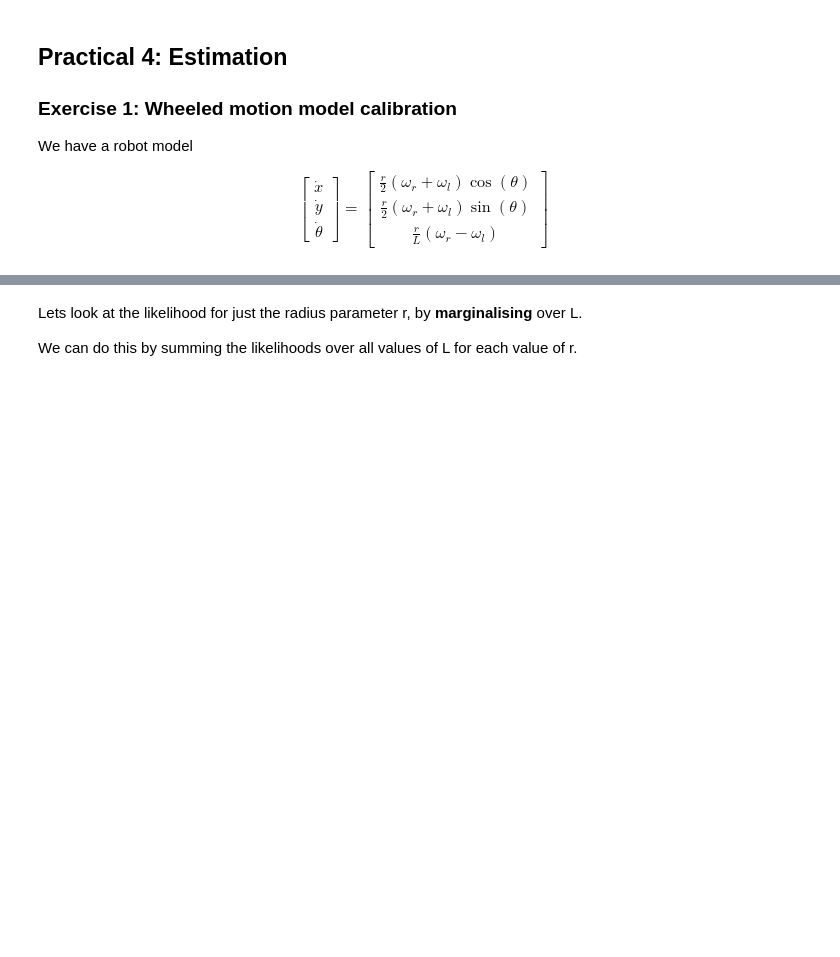
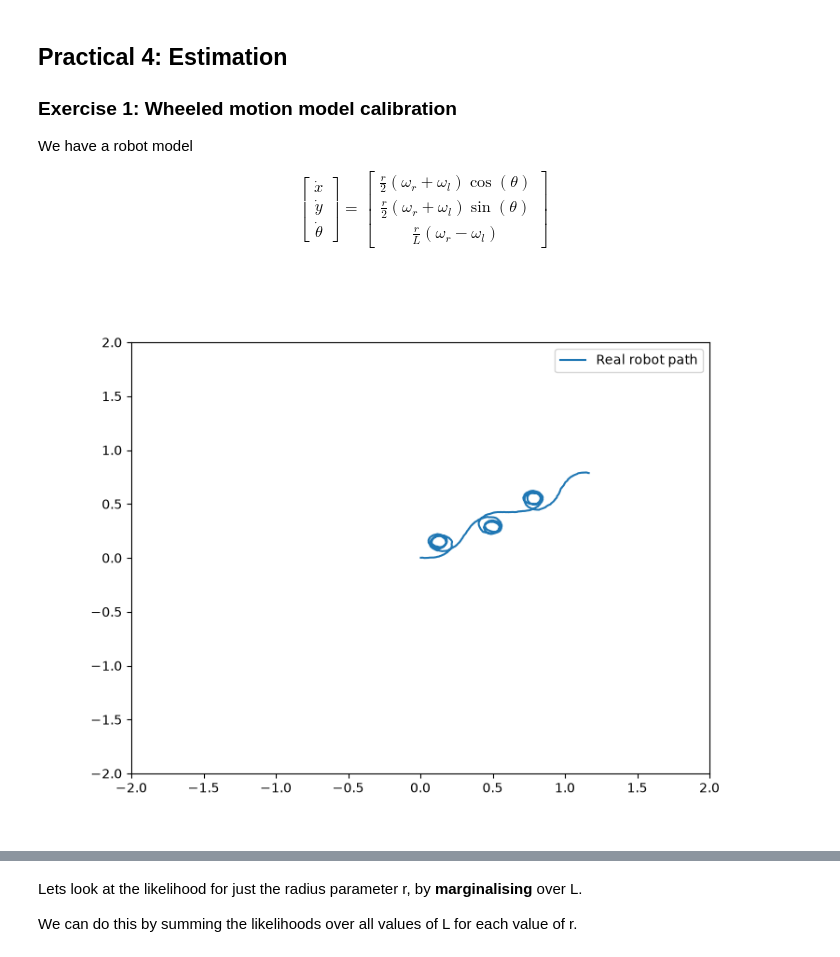
Before and after one commit to MattM5/ECE4078_5178_Practicals, a Jupyter notebook: Week04-Estimation/Practical04_Estimation.ipynb, the cells around one changed output, grey strips where cells are left out. Cells and saved outputs as stored; diff of their text form; code cells hidden in the pictures; blank space fills up the shorter version.

```diff
--- a/Week04-Estimation/Practical04_Estimation.ipynb
+++ b/Week04-Estimation/Practical04_Estimation.ipynb
@@ -43,27 +45,31 @@ def model(x,u,theta):
     return np.array([x_pos,y_pos,th])
 # %%
 # Generate some "real" robot data - we will add some random noise to simulate uncertainty
-r = 0.1
-L = 0.5
-T = 1000 #Run for T steps
+r = 0.1 # wheel radius
+L = 0.5 # distance between wheels
+T = 1000 # Run for T steps
 
 data = []
 x = np.zeros((3,))
 # u = np.array([0.5,1])
 for j in range(T):
 
-    u = np.array([0.5,0])
+    # change control input vector u
+    # u = np.array([0.5,0])
+    u = np.array([0.5,5*np.sin(0.01*j)])
     x = model(x,u,[r,L]) + np.random.normal(0,0.001,(3,))
 
     data.append(np.hstack((x,u)))
 data = np.array(data)
 
 plt.figure(figsize=(8,6))
 plt.plot(data[:,0],data[:,1],label='Real robot path')
 plt.xlim(-2,2)
 plt.ylim(-2,2)
 plt.legend()
 plt.show()
+# %% [output]
+[figure, added]
 # %%
 # Lets use an exhaustive search to find the best parameters for our model.
 # We will use a grid search over a range of values for r and L, and compute
```
Also changed, not shown: parts of 14 cells of this notebook.
